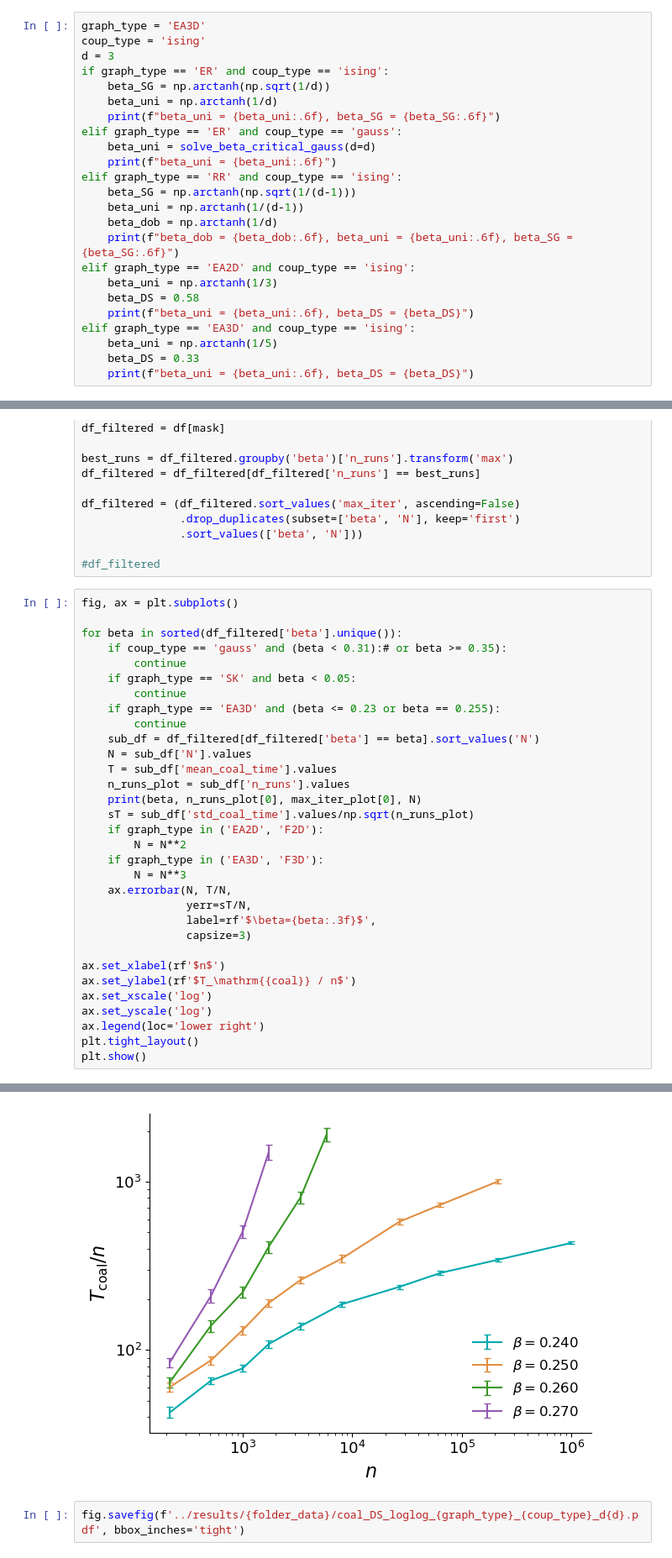
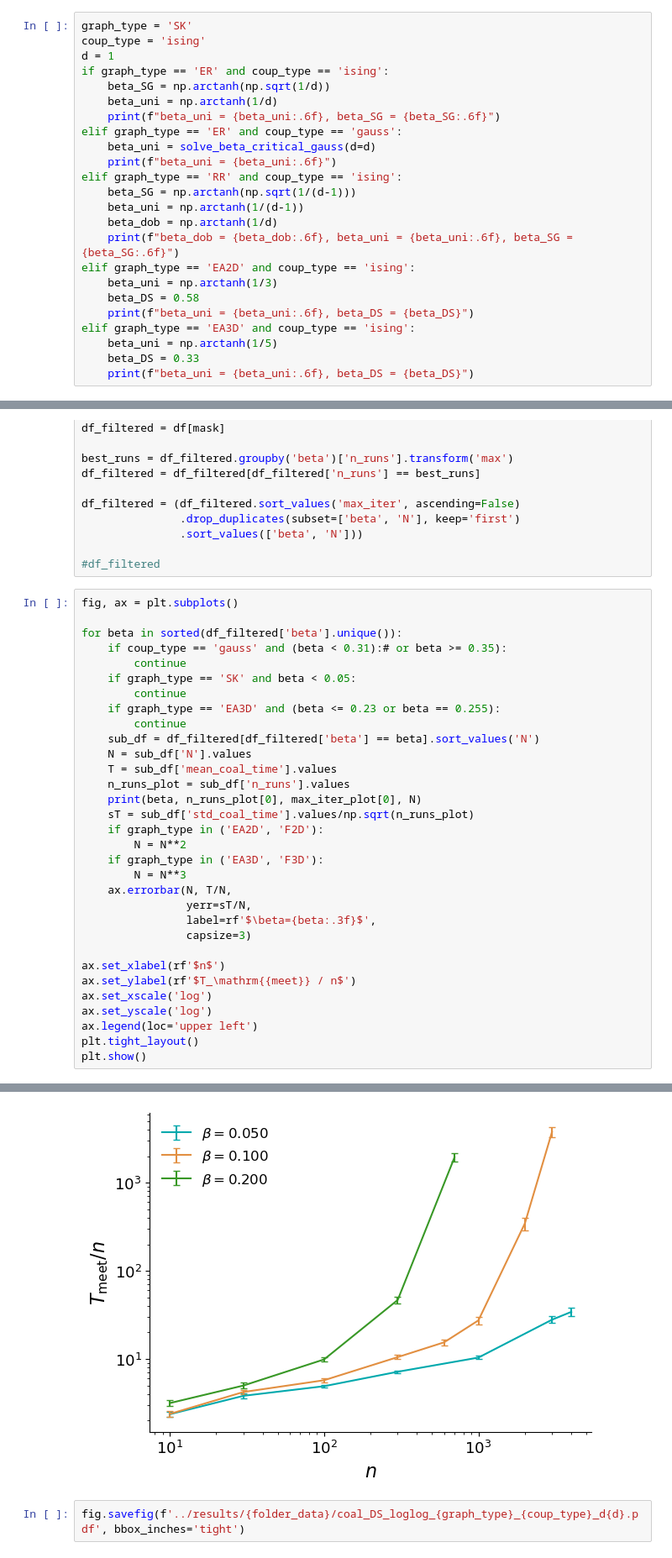
Before and after one commit to LouiseBudzynski/Bounding_Chain_Disordered_Ising_Models, a Jupyter notebook: notebooks/read_coal_time_DS.ipynb, the cells around one changed output, grey strips where cells are left out. Shown at 84% size. Cells and saved outputs as stored; diff of their text form.

Commit message:
plots damage spreading

```diff
--- a/notebooks/read_coal_time_DS.ipynb
+++ b/notebooks/read_coal_time_DS.ipynb
@@ -28,9 +28,9 @@ plt.rcParams['ytick.labelsize'] = 13
 plt.rcParams['legend.fontsize'] = 12
 plt.rcParams['axes.titlesize'] = 16
 # %%
-graph_type = 'EA3D'
+graph_type = 'SK'
 coup_type = 'ising'
-d = 3
+d = 1
 if graph_type == 'ER' and coup_type == 'ising':
     beta_SG = np.arctanh(np.sqrt(1/d))
     beta_uni = np.arctanh(1/d)
@@ -137,10 +138,10 @@ for beta in sorted(df_filtered['beta'].unique()):
                 capsize=3)
 
 ax.set_xlabel(rf'$n$')
-ax.set_ylabel(rf'$T_\mathrm{{coal}} / n$')
+ax.set_ylabel(rf'$T_\mathrm{{meet}} / n$')
 ax.set_xscale('log')
 ax.set_yscale('log')
-ax.legend(loc='lower right')
+ax.legend(loc='upper left')
 plt.tight_layout()
 plt.show()
 # %% [output]
@@ -151,3 +151,3 @@ plt.show()
-[figure, old version]
+[figure, new version]
 # %%
 fig.savefig(f'../results/{folder_data}/coal_DS_loglog_{graph_type}_{coup_type}_d{d}.pdf', bbox_inches='tight')
```
Also changed, not shown: parts of 3 cells of this notebook, 6 other files.
